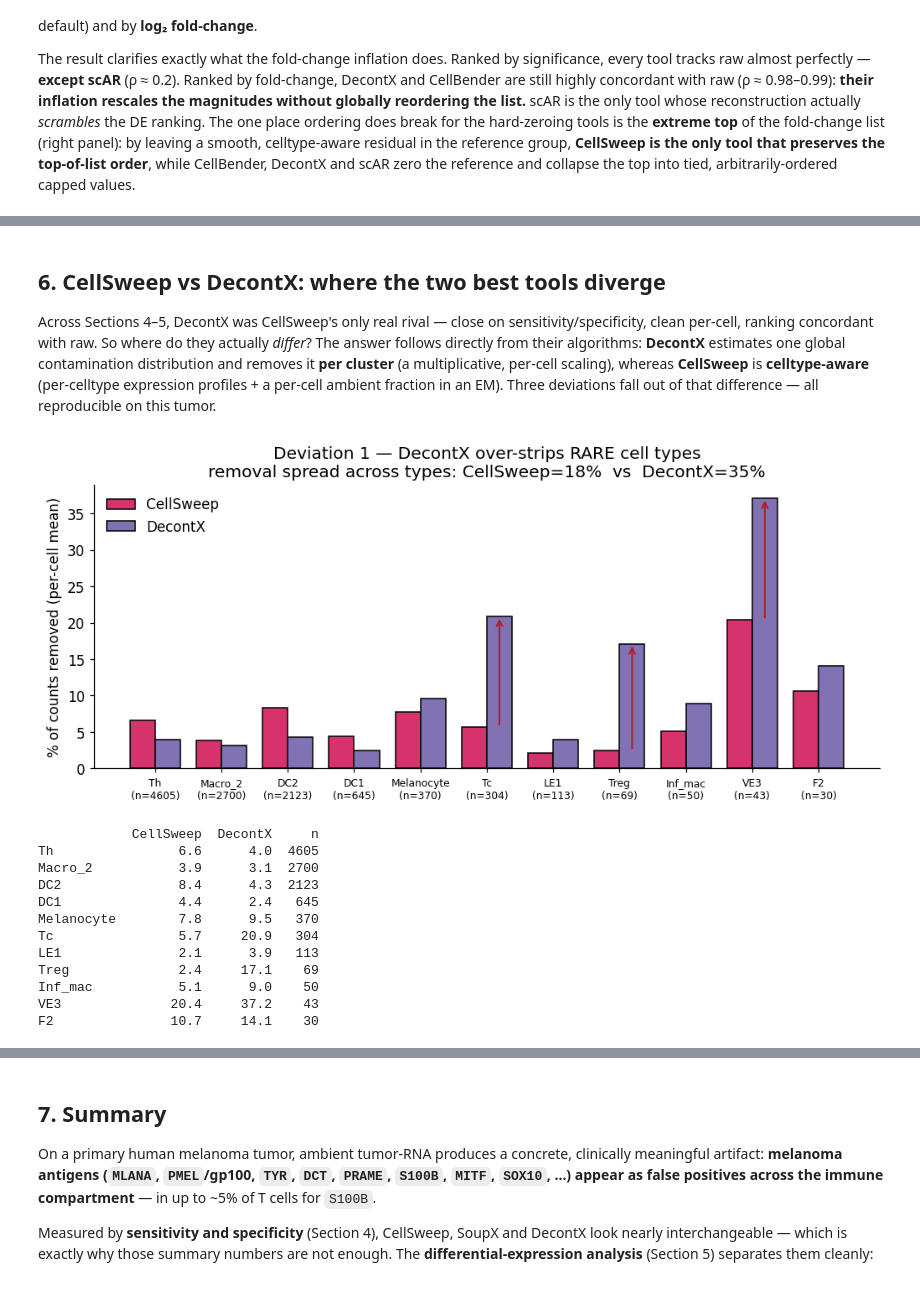
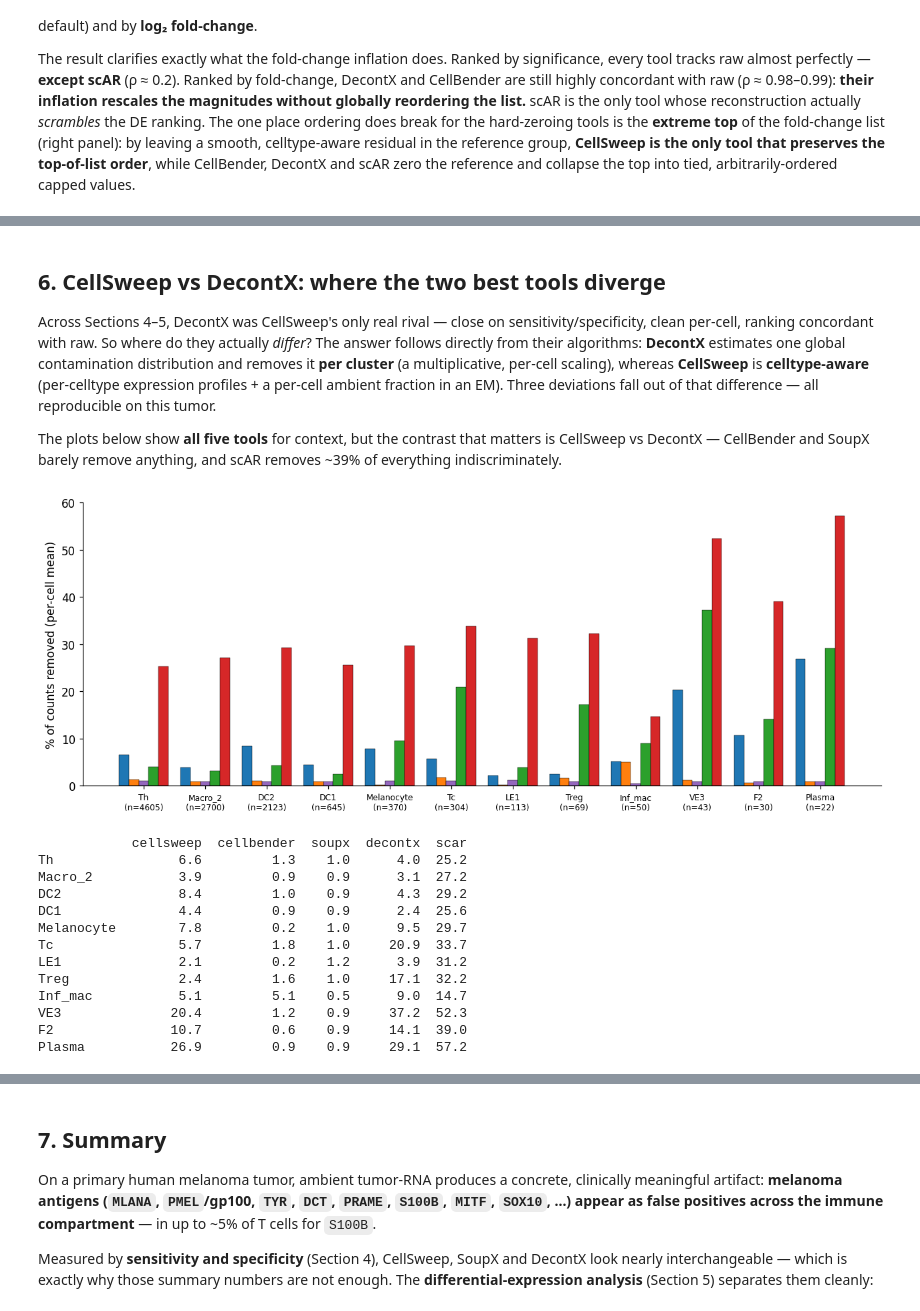
Before and after one commit to pachterlab/cellsweep, a Jupyter notebook: notebooks/melanoma_discovery.ipynb, the cells around one changed output, grey strips where cells are left out. Saved outputs shown, nothing was run; the diff lists cells and outputs as text; code cells hidden in the pictures.

```diff
--- a/notebooks/melanoma_discovery.ipynb
+++ b/notebooks/melanoma_discovery.ipynb
@@ -290,13 +288,13 @@ max antigen log2FC per tool: {'Raw': 21.4, 'CellSweep': 21.4, 'CellBender': 31.7
 
 The flip side: a DE/marker test calls a gene "expressed" in a cell whenever it sees a count. Because **SoupX and CellBender under‑correct**, the worst ambient antigens (`S100B`, `PMEL`, `MC1R`) are still detected in hundreds of T cells after denoising — so any per‑cell marker analysis, co‑expression test, or antigen‑specificity claim built on those matrices inherits the artifact. CellSweep (and DecontX) clear it.
 # %%
-worst = [g for g in ["S100B","PMEL","MC1R","MLANA"] if g in PANEL]
-fig, ax = plt.subplots(figsize=(8.5, 4)); xb = np.arange(len(worst)); wb = 0.14
-for j,k in enumerate(TOOL_ORDER):
-    ax.bar(xb + (j-2.5)*wb, [int(np.sum(col(mats[k],g)[tcell] >= 1)) for g in worst], wb,
-           label=TOOL_LABEL[k], color=TOOL_COLOR[k], edgecolor="k", lw=.3)
-ax.set_xticks(xb); ax.set_xticklabels(worst)
-ax.set_ylabel("# T cells called antigen⁺")
-ax.set_title("Under-correction (SoupX, CellBender) leaves false-positive antigen⁺ T cells")
-ax.legend(ncol=6, fontsize=9, frameon=False, loc="upper center", bbox_to_anchor=(0.5, 1.24))
-plt.savefig(f"{OUT}/fig7_false_positive_marker_cells.png"); plt.show()
+# worst = [g for g in ["S100B","PMEL","MC1R","MLANA"] if g in PANEL]
+# fig, ax = plt.subplots(figsize=(8.5, 4)); xb = np.arange(len(worst)); wb = 0.14
+# for j,k in enumerate(TOOL_ORDER):
+#     ax.bar(xb + (j-2.5)*wb, [int(np.sum(col(mats[k],g)[tcell] >= 1)) for g in worst], wb,
+#            label=TOOL_LABEL[k], color=TOOL_COLOR[k], edgecolor="k", lw=.3)
+# ax.set_xticks(xb); ax.set_xticklabels(worst)
+# ax.set_ylabel("# T cells called antigen⁺")
+# ax.set_title("Under-correction (SoupX, CellBender) leaves false-positive antigen⁺ T cells")
+# ax.legend(ncol=6, fontsize=9, frameon=False, loc="upper center", bbox_to_anchor=(0.5, 1.24))
+# plt.savefig(f"{OUT}/fig7_false_positive_marker_cells.png"); plt.show()
@@ -387,42 +371,39 @@ Spearman vs raw (significant genes) -- by log2FC:       {'CellSweep': np.float64
 ## 6. CellSweep vs DecontX: where the two best tools diverge
 
 Across Sections 4–5, DecontX was CellSweep's only real rival — close on sensitivity/specificity, clean per‑cell, ranking concordant with raw. So where do they actually *differ*? The answer follows directly from their algorithms: **DecontX** estimates one global contamination distribution and removes it **per cluster** (a multiplicative, per‑cell scaling), whereas **CellSweep** is **celltype‑aware** (per‑celltype expression profiles + a per‑cell ambient fraction in an EM). Three deviations fall out of that difference — all reproducible on this tumor.
+
+The plots below show **all five tools** for context, but the contrast that matters is CellSweep vs DecontX — CellBender and SoupX barely remove anything, and scAR removes ~39% of everything indiscriminately.
 # %%
-raw = a.X.tocsr(); cs = a.layers["cellsweep"].tocsr(); dx = a.layers["decontx"].tocsr()
+raw = a.X.tocsr()
 rs = np.asarray(raw.sum(1)).ravel()
-frac = {"CellSweep": 100*(1 - np.asarray(cs.sum(1)).ravel()/np.clip(rs,1,None)),
-        "DecontX":   100*(1 - np.asarray(dx.sum(1)).ravel()/np.clip(rs,1,None))}
-vc = ct.value_counts(); cts = [c for c in vc.index if vc[c] >= 30]
-remc = pd.DataFrame({t: pd.Series(frac[t], index=a.obs_names).groupby(ct.values).mean() for t in frac}).loc[cts]
-remc["n"] = vc.loc[cts]
+frac = {t: 100*(1 - np.asarray(a.layers[t].tocsr().sum(1)).ravel()/np.clip(rs,1,None)) for t in TOOLS}
+vc = ct.value_counts(); cts = [c for c in vc.index if vc[c] >= 1]
+remc = pd.DataFrame({t: pd.Series(frac[t], index=a.obs_names).groupby(ct.values).mean() for t in TOOLS}).loc[cts]
 
-fig, ax = plt.subplots(figsize=(11, 4)); xx = np.arange(len(cts)); w = 0.38
-ax.bar(xx-w/2, remc["CellSweep"], w, label="CellSweep", color=TOOL_COLOR["cellsweep"], edgecolor="k")
-ax.bar(xx+w/2, remc["DecontX"],   w, label="DecontX",   color=TOOL_COLOR["decontx"], edgecolor="k")
-ax.set_xticks(xx); ax.set_xticklabels([f"{c}\n(n={int(remc.loc[c,'n'])})" for c in cts], fontsize=8)
+fig, ax = plt.subplots(figsize=(14, 5)); xx = np.arange(len(cts)); w = 0.16
+for j, t in enumerate(TOOLS):
+    ax.bar(xx + (j-2)*w, remc[t], w, label=TOOL_LABEL[t], color=TOOL_COLOR[t], edgecolor="k", lw=.3)
+ax.set_xticks(xx); ax.set_xticklabels([f"{c}\n(n={int(vc[c])})" for c in cts], fontsize=8)
 ax.set_ylabel("% of counts removed (per-cell mean)")
-ax.set_title("Deviation 1 — DecontX over-strips RARE cell types\n"
-             f"removal spread across types: CellSweep={remc['CellSweep'].max()-remc['CellSweep'].min():.0f}%  "
-             f"vs  DecontX={remc['DecontX'].max()-remc['DecontX'].min():.0f}%")
-ax.legend(frameon=False)
-for i,c in enumerate(cts):
-    if remc.loc[c,"DecontX"]-remc.loc[c,"CellSweep"] > 8:
-        ax.annotate("", xy=(i+w/2, remc.loc[c,"DecontX"]), xytext=(i+w/2, remc.loc[c,"CellSweep"]),
-                    arrowprops=dict(arrowstyle="->", color="#b22222", lw=1.4))
+spread = {t: remc[t].max()-remc[t].min() for t in TOOLS}
+# ax.set_title("Deviation 1 — removal across cell types: DecontX (and scAR) over-strip RARE types\n"
+#              "removal spread across types:  " + "   ".join(f"{TOOL_LABEL[t]}={spread[t]:.0f}%" for t in TOOLS))
+# ax.legend(frameon=False, ncol=5, loc="upper center", bbox_to_anchor=(0.5, 1.0))
 plt.savefig(f"{OUT}/fig10_removal_by_celltype.png"); plt.show()
 print(remc.round(1).to_string())
 # %% [output]
-[figure, old version]
+[figure, new version]
-            CellSweep  DecontX     n
-Th                6.6      4.0  4605
-Macro_2           3.9      3.1  2700
-DC2               8.4      4.3  2123
-DC1               4.4      2.4   645
-Melanocyte        7.8      9.5   370
-Tc                5.7     20.9   304
-LE1               2.1      3.9   113
-Treg              2.4     17.1    69
-Inf_mac           5.1      9.0    50
-VE3              20.4     37.2    43
-F2               10.7     14.1    30
+            cellsweep  cellbender  soupx  decontx  scar
+Th                6.6         1.3    1.0      4.0  25.2
+Macro_2           3.9         0.9    0.9      3.1  27.2
+DC2               8.4         1.0    0.9      4.3  29.2
+DC1               4.4         0.9    0.9      2.4  25.6
+Melanocyte        7.8         0.2    1.0      9.5  29.7
+Tc                5.7         1.8    1.0     20.9  33.7
+LE1               2.1         0.2    1.2      3.9  31.2
+Treg              2.4         1.6    1.0     17.1  32.2
+Inf_mac           5.1         5.1    0.5      9.0  14.7
+VE3              20.4         1.2    0.9     37.2  52.3
+F2               10.7         0.6    0.9     14.1  39.0
+Plasma           26.9         0.9    0.9     29.1  57.2
 # %%
```
Also changed, not shown: parts of 14 cells of this notebook, 6 other files.
